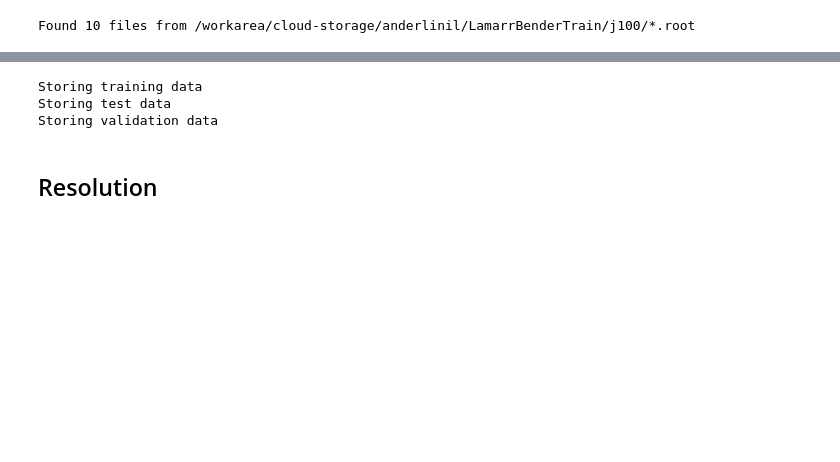
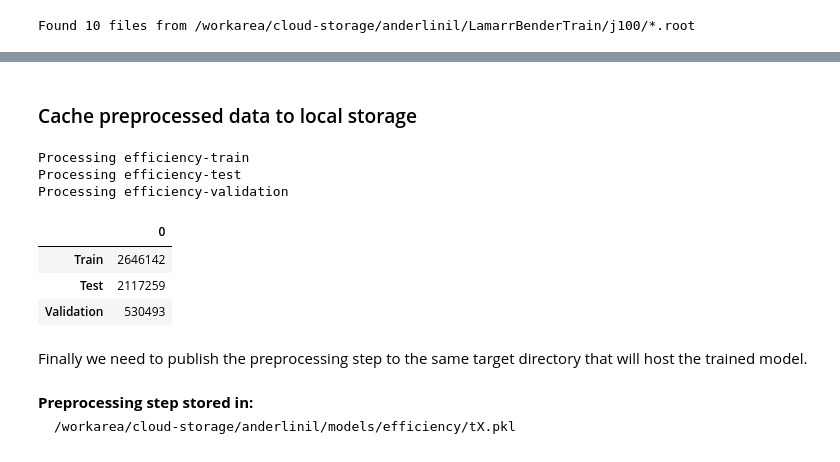
Before and after one commit to landerlini/lb-trksim-train, a Jupyter notebook: notebooks/Preprocessing.ipynb, the cells around one changed output, grey strips where cells are left out. Cells and saved outputs as stored; diff of their text form; code cells hidden in the pictures; blank space fills up the shorter version.

```diff
--- a/notebooks/Preprocessing.ipynb
+++ b/notebooks/Preprocessing.ipynb
@@ -141,7 +251,12 @@ sim['recoed_as_long'] = (sim.type==3).astype(np.float32)
 sim['recoed_as_upstream'] = (sim.type==4).astype(np.float32)
 sim['recoed_as_downstream'] = (sim.type==5).astype(np.float32)
 sim['not_recoed'] = (~sim.type.isin([3,4,5])).astype(np.float32)
-accepted = sim.query('acceptance').copy()
 
-efficiency_vars = ["mc_x", "mc_y", "mc_z", "mc_log10_p", "mc_px", "mc_py", "mc_is_e", "mc_is_mu", "mc_is_h", "mc_charge"]
+efficiency_features = acceptance_features
+efficiency_flags = acceptance_flags
+
+efficiency_vars = efficiency_features + efficiency_flags
 efficiency_labels = ['not_recoed', 'recoed_as_long', 'recoed_as_upstream', 'recoed_as_downstream']
+
+display(HTML ("<H3>Features</H3><UL>" + "\n".join(f"<LI> <PRE>{var}</PRE> " for var in acceptance_vars) + "</UL>"))
+display(HTML ("<H3>Labels</H3><UL>" + "\n".join(f"<LI> <PRE>{var}</PRE> " for var in acceptance_labels) + "</UL>"))
@@ -150,18 +279,25 @@ eff_train, eff_test, eff_validation = accepted[efficiency_vars + efficiency_labe
+# %% [markdown]
+### Cache preprocessed data to local storage
 # %%
-from feather_io import FeatherWriter
-eff_cfg = dict(features=efficiency_vars, labels=efficiency_labels, preprocessor=preprocessing_step)
+entries = preprocessing_utils.split_and_store(
+    sim[efficiency_vars + efficiency_labels],
+    [
+        (0.5, environ.get("EFFICIENCY_TRAIN", "efficiency-train")),
+        (0.4, environ.get("EFFICIENCY_TEST", "efficiency-test")),
+        (0.1, environ.get("EFFICIENCY_VALIDATION", "efficiency-validation"))
+    ],
+    chunksize=100_000_000,
+    features=efficiency_vars,
+    labels=efficiency_labels,
+    preprocessorX=preprocessing_step
+)
 
-print ("Storing training data")
-n_train = eff_train.map_partitions(FeatherWriter(output_dir="efficiency-train", **eff_cfg)).compute().sum()
-
-print ("Storing test data")
-n_test = eff_test.map_partitions(FeatherWriter(output_dir="efficiency-test", **eff_cfg)).compute().sum()
-
-print ("Storing validation data")
-n_validation = eff_validation.map_partitions(FeatherWriter(output_dir="efficiency-validation", **eff_cfg)).compute().sum()
+pd.DataFrame(entries, index=["Train", "Test", "Validation"])
 # %% [output]
-Storing training data
-Storing test data
-Storing validation data
+Processing efficiency-train
+Processing efficiency-test
+Processing efficiency-validation
+|  | 0 |
+| Train | 2646142 |
+| Test | 2117259 |
+| Validation | 530493 |
-# %% [markdown]
-## Resolution
@@ -169,0 +304,8 @@ reco = ddf.from_map (partial(read_root, tree="TrackingTupler/reco"), file_list)
+# %% [markdown]
+Finally we need to publish the preprocessing step to the same target directory that will host the trained model.
+# %%
+from preprocessing_utils import store_as_pickle
+display(store_as_pickle(preprocessing_step, "EFFICIENCY_PREPROCESSING", "/workarea/cloud-storage/anderlinil/models/efficiency/tX.pkl"))
+# %% [output]
+Preprocessing step stored in:
+/workarea/cloud-storage/anderlinil/models/efficiency/tX.pkl
```
Also changed, not shown: parts of 30 cells of this notebook, 7 other files.
